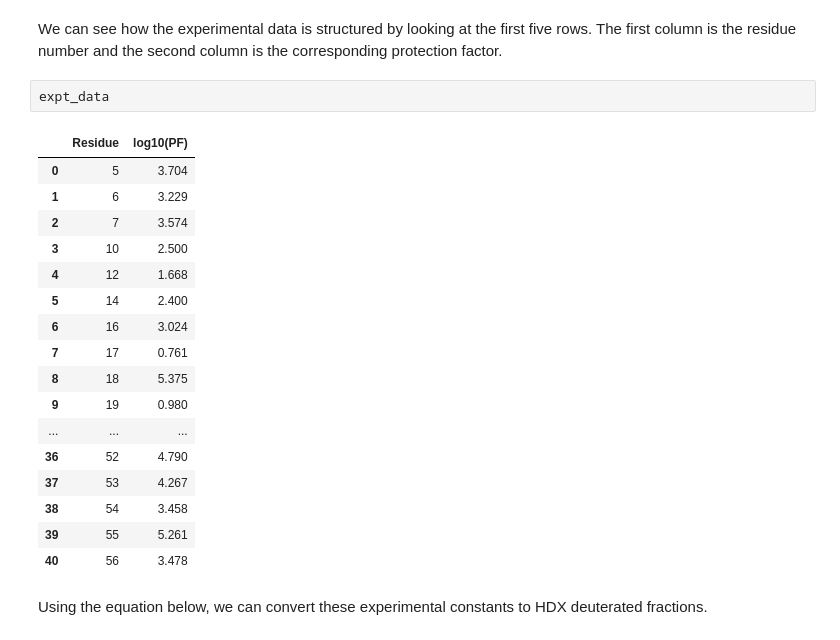
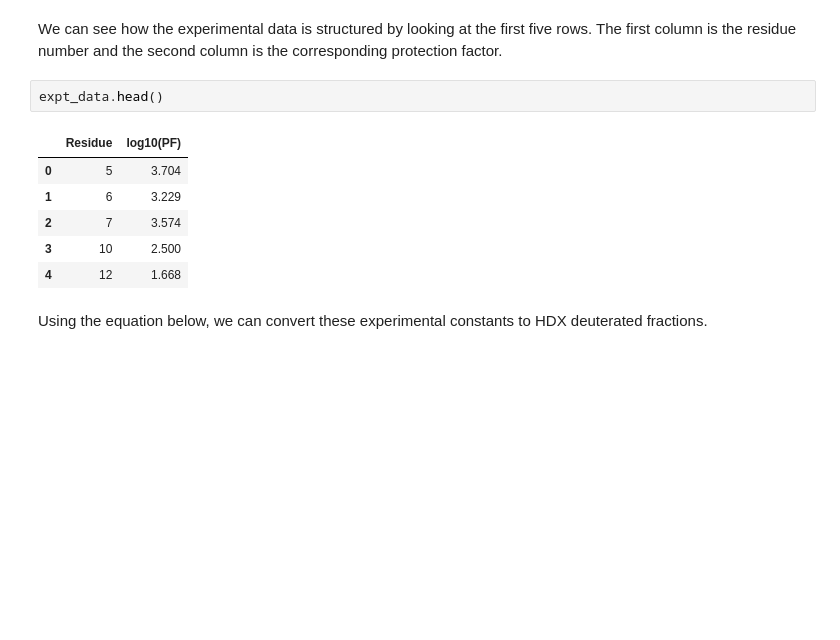
Before and after one commit to Lucy-Forrest-Lab/HDXer, a Jupyter notebook: protocol/notebooks/01_data_prep.ipynb, the cells around one changed output. Cells and saved outputs as stored; diff of their text form; blank space fills up the shorter version.

```diff
--- a/protocol/notebooks/01_data_prep.ipynb
+++ b/protocol/notebooks/01_data_prep.ipynb
@@ -86,25 +47,14 @@ expt_data = pd.read_csv(os.path.expandvars('$HDXER_PATH/protocol/BPTI/BPTI_expt_
 # %% [markdown]
 We can see how the experimental data is structured by looking at the first five rows. The first column is the residue number and the second column is the corresponding protection factor.
 # %%
-expt_data
+expt_data.head()
 # %% [output]
 |  | Residue | log10(PF) |
 | 0 | 5 | 3.704 |
 | 1 | 6 | 3.229 |
 | 2 | 7 | 3.574 |
 | 3 | 10 | 2.500 |
 | 4 | 12 | 1.668 |
-| 5 | 14 | 2.400 |
-| 6 | 16 | 3.024 |
-| 7 | 17 | 0.761 |
-| 8 | 18 | 5.375 |
-| 9 | 19 | 0.980 |
-| ... | ... | ... |
-| 36 | 52 | 4.790 |
-| 37 | 53 | 4.267 |
-| 38 | 54 | 3.458 |
-| 39 | 55 | 5.261 |
-| 40 | 56 | 3.478 |
 # %% [markdown]
 Using the equation below, we can convert these experimental constants to HDX deuterated fractions.
 # %% [markdown]
```
Also changed, not shown: parts of 13 cells of this notebook, 4 other files.
